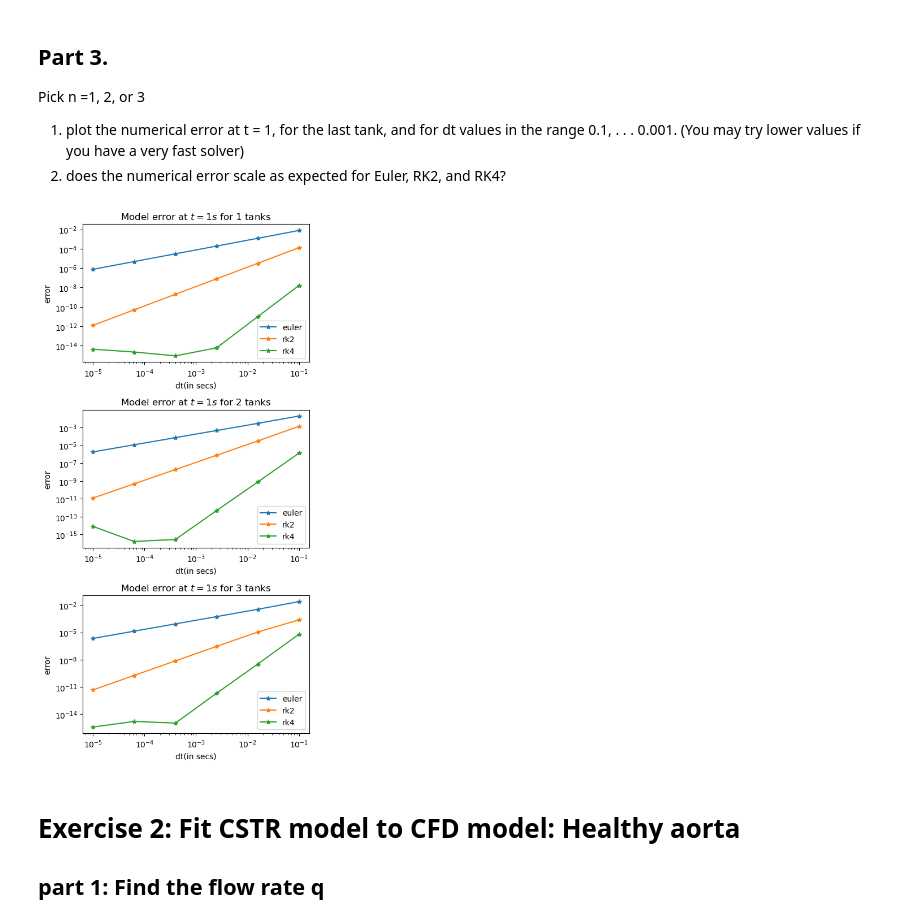
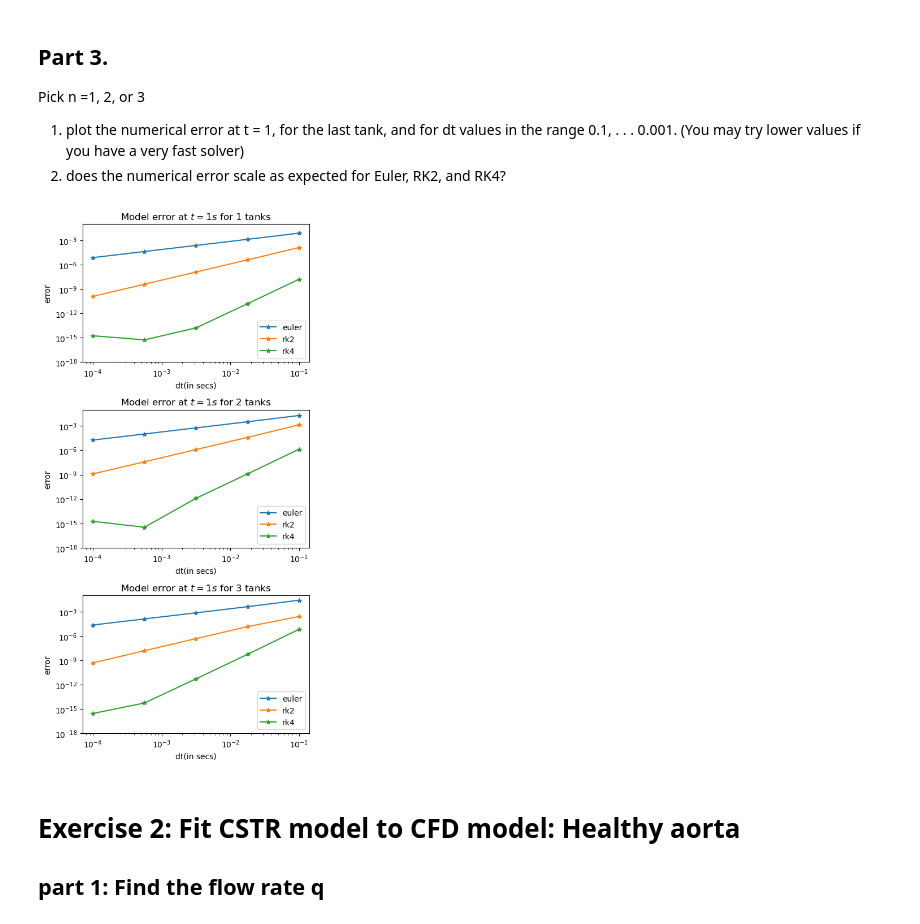
Before and after one commit to waves-stats/MOD_510_2023_autumn, a Jupyter notebook: Partha/project3/mod510_project3_partha_v2.ipynb, the cells around one changed output. Saved outputs shown, nothing was run; the diff lists cells and outputs as text; code cells hidden in the pictures.

```diff
--- a/Partha/project3/mod510_project3_partha_v2.ipynb
+++ b/Partha/project3/mod510_project3_partha_v2.ipynb
@@ -355,7 +355,7 @@ solver)
 2. does the numerical error scale as expected for Euler, RK2, and RK4?
 # %%
 # parameters. do this for finer dt scaling
-n = 5 # used to calculated 10**-n
+n = 4 # used to calculated 10**-n
 tau = 2
 Tmax = 1 # time at which the error is calculated
 c_init = 'first'  # initial concs in the tanks
@@ -363,35 +363,35 @@ c_init = 'first'  # initial concs in the tanks
 # time deltas
 dts = np.geomspace(.1, 10**-n, n+1)
 # print(dts)
 
 # make the figure
 fig, axs = plt.subplots(nrows = 3, figsize=(5,10))
 for N, ax in zip([1,2,3], axs):
     for method in ['euler', 'rk2', 'rk4']:
         error = []
         for dt in dts:
             # make model
             timedata = {'t_start':0, 'dt':dt, 't_end':Tmax}
             model = CSTRModel(tau=tau, N=N, timedata=timedata, c_init=c_init)
 
             # find numerical solution to and keep only the result at t= Tmax
             soln =model.time_sim(N=N, tau=tau, c_init=c_init, ODEmethod=method)[-1]
 
             # find solution to and keep only the result at t= Tmax
             analytical = model.analytical()[-1]
 
             # find error
             error.append(np.abs(soln-analytical))
         ax.plot(dts, error,'-*' ,label=method)
 
         # print(method,error)
     ax.set(xlabel='dt(in secs)', ylabel='error',
            title=f'Model error at $t=1s$ for {N} tanks',
-           xscale='log', yscale='log')
+           ylim=(10**-18,0.1),xscale='log', yscale='log')
     ax.legend()
 plt.tight_layout()
 # %% [output]
-[figure, old version]
+[figure, new version]
 # %% [markdown]
 # Exercise 2: Fit CSTR model to CFD model: Healthy aorta
 ## part 1: Find the flow rate q
```
Also changed, not shown: parts of 19 cells of this notebook.
